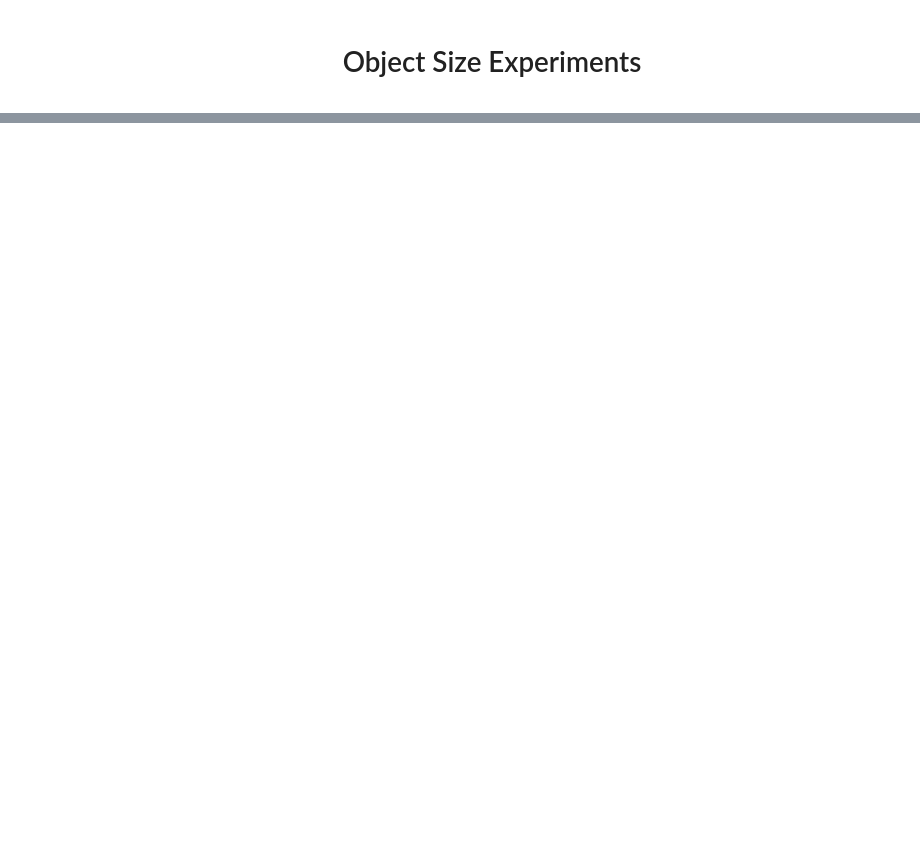
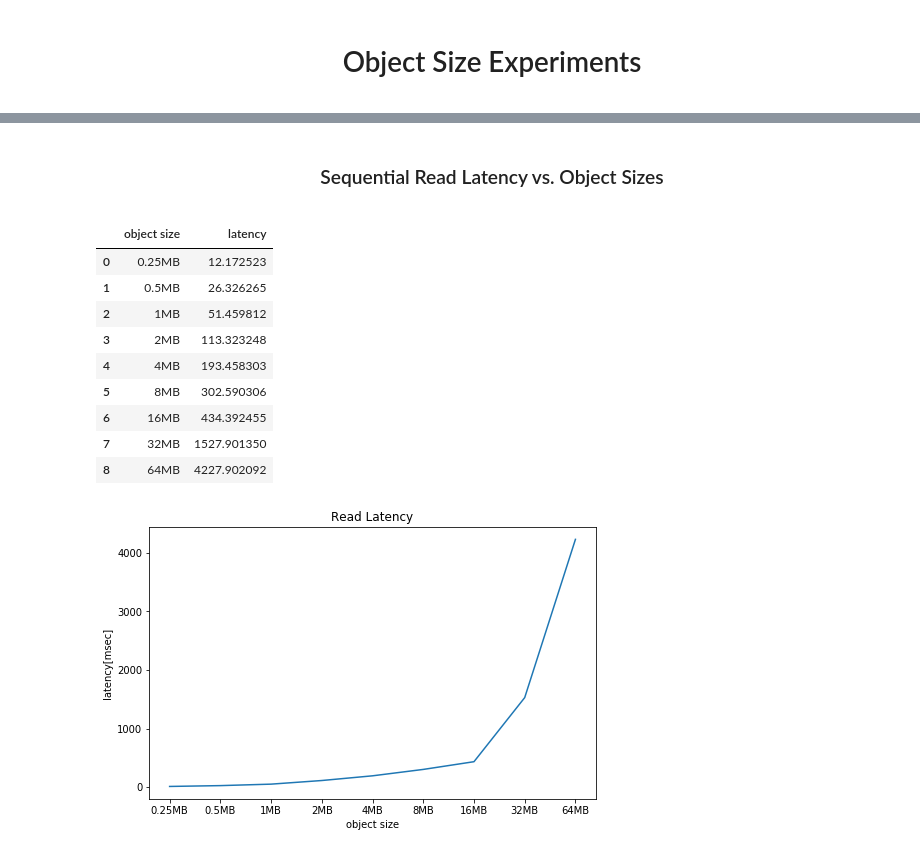
Before and after one commit to xweichu/object_size, a Jupyter notebook: object_size.ipynb, the cells around one changed output, grey strips where cells are left out. Cells and saved outputs as stored; diff of their text form; code cells hidden in the pictures; blank space fills up the shorter version.

```diff
--- a/object_size.ipynb
+++ b/object_size.ipynb
@@ -16 +109,30 @@ display(HTML("""
+# %% [markdown]
+<center> <h3> Sequential Read Latency vs. Object Sizes </h3> </center>
+# %%
+object_sizes = ['0.25MB','0.5MB', '1MB', '2MB', '4MB', '8MB', '16MB', '32MB', '64MB']
+
+r_lat_list = []
+for i in range(len(object_sizes)):
+    with open('./data/R'+object_sizes[i]+'.json') as f:
+        data = json.load(f)
+    r_lat_list.append([object_sizes[i],data['jobs'][0]['read']['lat_ns']['mean']/1000000])
+
+r_lat_df = pd.DataFrame(r_lat_list, columns=['object size','latency'])
+display(r_lat_df)
+
+fig = r_lat_df.plot(x='object size', y='latency', title='Read Latency' ,legend=False, xticks=r_lat_df.index , figsize=[8,5])
+fig.set_ylabel("latency[msec]")
+plt.show()
+# %% [output]
+|  | object size | latency |
+| 0 | 0.25MB | 12.172523 |
+| 1 | 0.5MB | 26.326265 |
+| 2 | 1MB | 51.459812 |
+| 3 | 2MB | 113.323248 |
+| 4 | 4MB | 193.458303 |
+| 5 | 8MB | 302.590306 |
+| 6 | 16MB | 434.392455 |
+| 7 | 32MB | 1527.901350 |
+| 8 | 64MB | 4227.902092 |
+[figure, added]
 # %%
```
Also changed, not shown: parts of 8 cells of this notebook, 1 other file.
